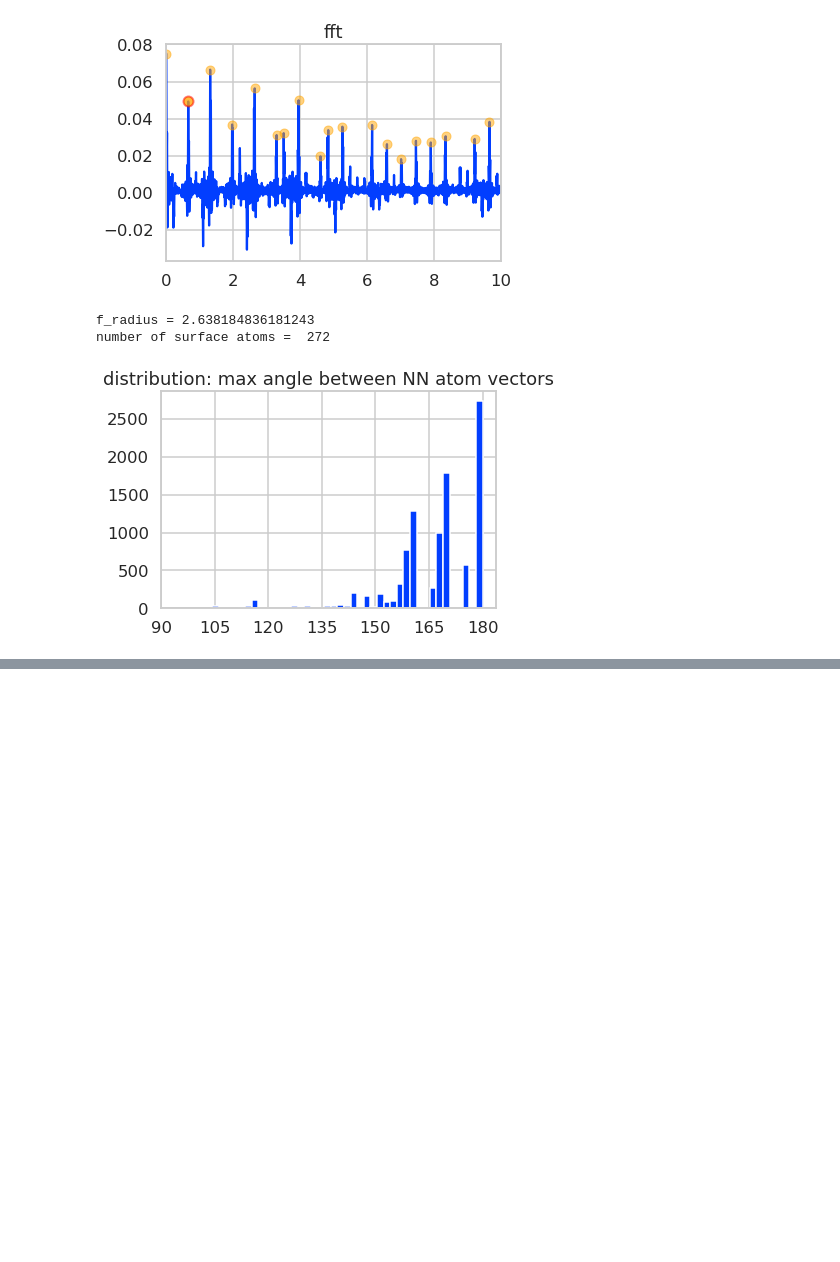
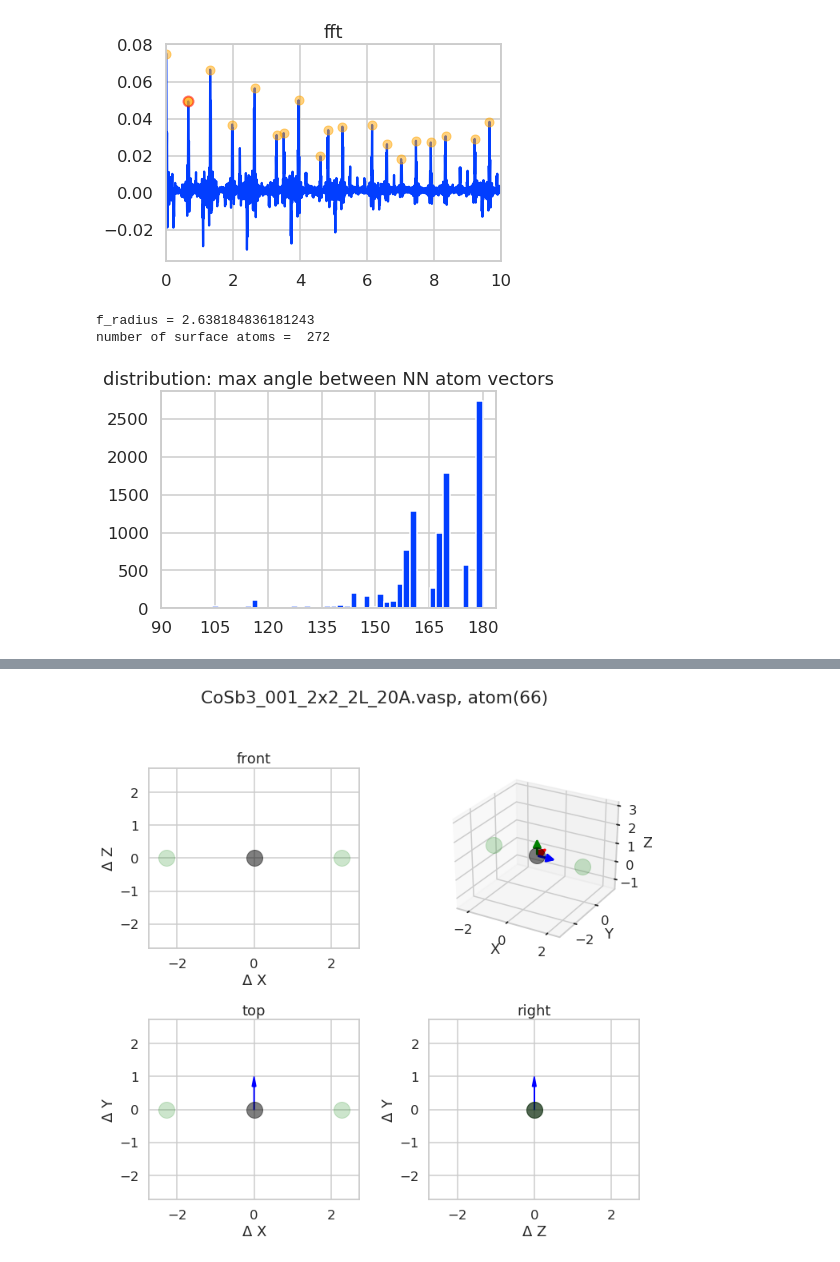
Before and after one commit to jehyunlee/surface_atom_extractor, a Jupyter notebook: SurfaceExtraction_PCA_debug.ipynb, the cells around one changed output, grey strips where cells are left out. Drawn from its saved outputs; the diff is of its cells as text; code cells hidden in the pictures; blank space fills up the shorter version.

```diff
--- a/SurfaceExtraction_PCA_debug.ipynb
+++ b/SurfaceExtraction_PCA_debug.ipynb
@@ -773,0 +840,4 @@ if debugmode.plot_eigenvector:
+# %%
+plot_eigenvectors(transformed, transformed_eigvec, eig_val)
+# %% [output]
+[figure, added]
```
Also changed, not shown: parts of 7 cells of this notebook, 2 other files.
